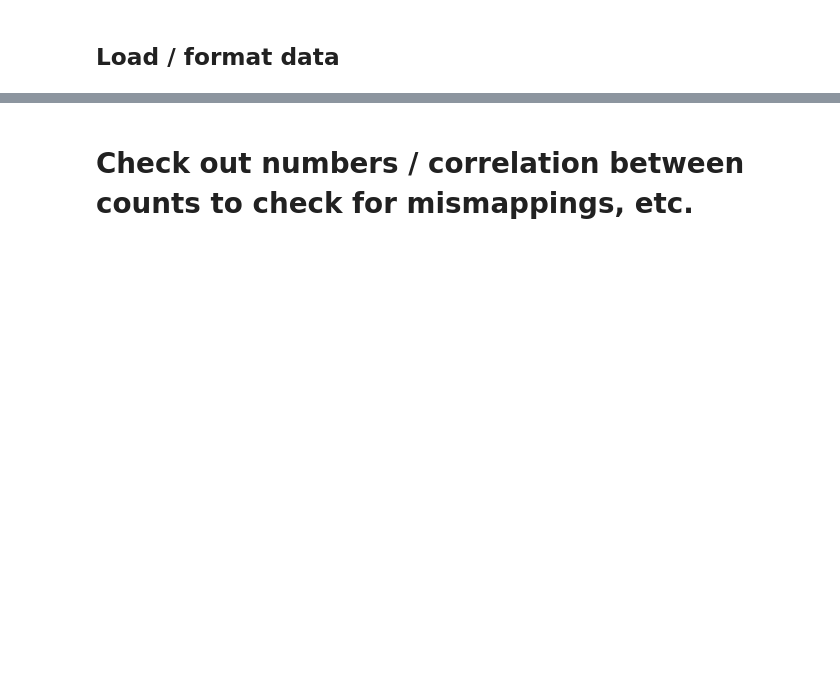
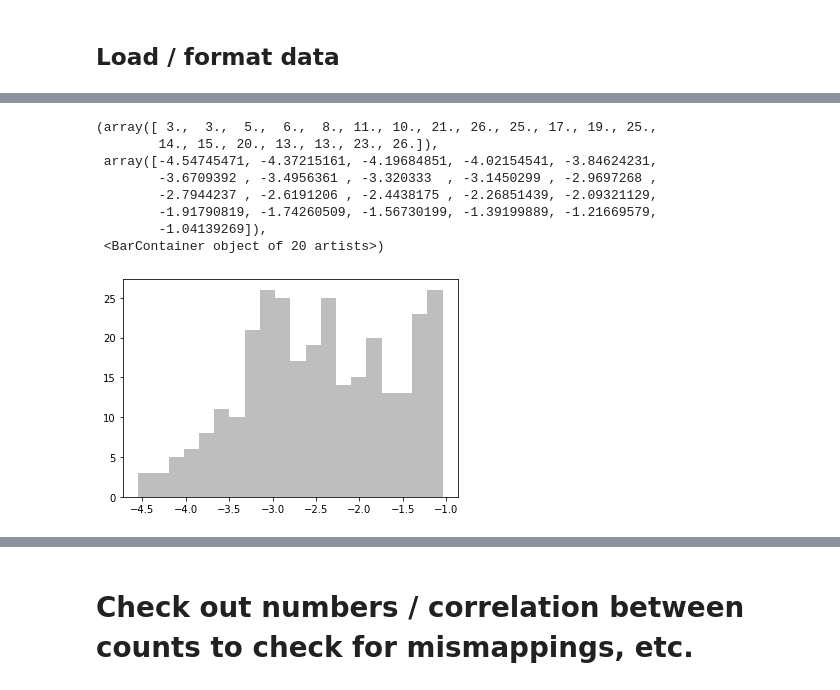
Before and after one commit to briannachrisman/blood_microbiome, a Jupyter notebook: src/viral_integration/herpesviruses.ipynb, the cells around one changed output, grey strips where cells are left out. Saved outputs shown, nothing was run; the diff lists cells and outputs as text; code cells hidden in the pictures; blank space fills up the shorter version.

```diff
--- a/src/viral_integration/herpesviruses.ipynb
+++ b/src/viral_integration/herpesviruses.ipynb
@@ -42,0 +118,12 @@ df_herpesvirus = df_virus[[c for c in df_virus.columns if 'herpesvirus' in c]].c
+# %%
+plt.hist(-np.log10(df_7[df_7['read counts']>10]['read counts'].values), bins=20)
+# %% [output]
+(array([ 3.,  3.,  5.,  6.,  8., 11., 10., 21., 26., 25., 17., 19., 25.,
+        14., 15., 20., 13., 13., 23., 26.]),
+ array([-4.54745471, -4.37215161, -4.19684851, -4.02154541, -3.84624231,
+        -3.6709392 , -3.4956361 , -3.320333  , -3.1450299 , -2.9697268 ,
+        -2.7944237 , -2.6191206 , -2.4438175 , -2.26851439, -2.09321129,
+        -1.91790819, -1.74260509, -1.56730199, -1.39199889, -1.21669579,
+        -1.04139269]),
+ <BarContainer object of 20 artists>)
+[figure, added]
```
Also changed, not shown: parts of 17 cells of this notebook, 31 other files.
